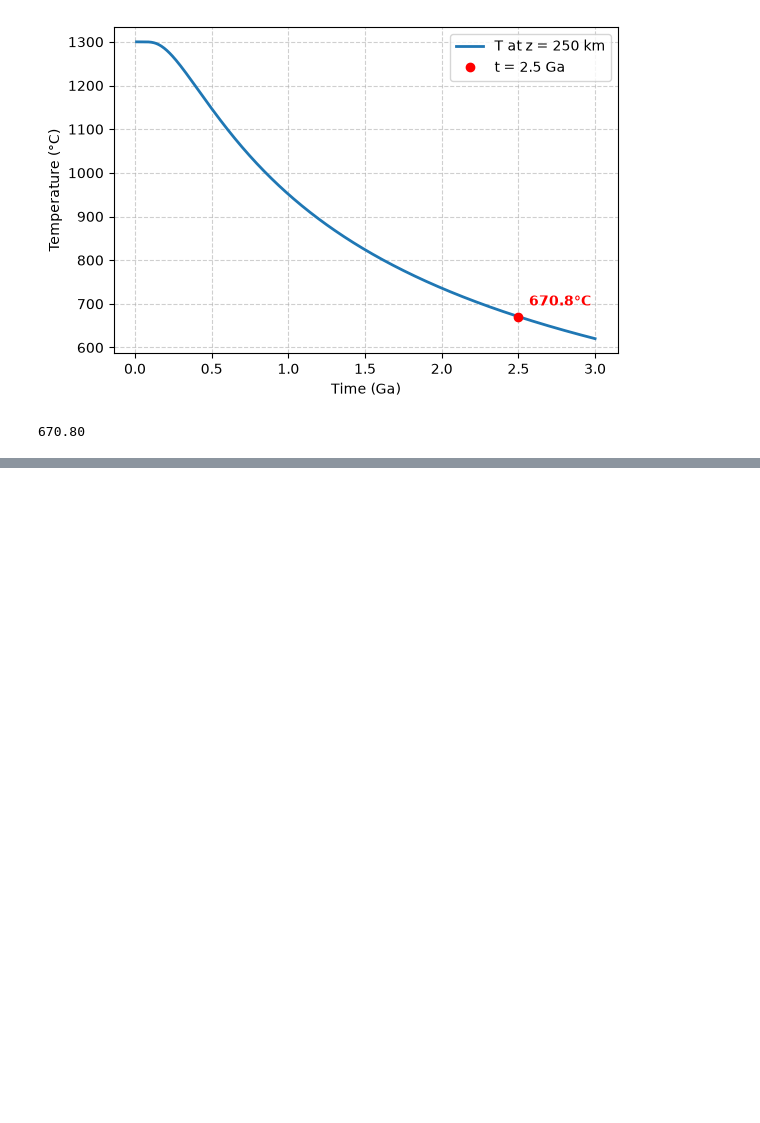
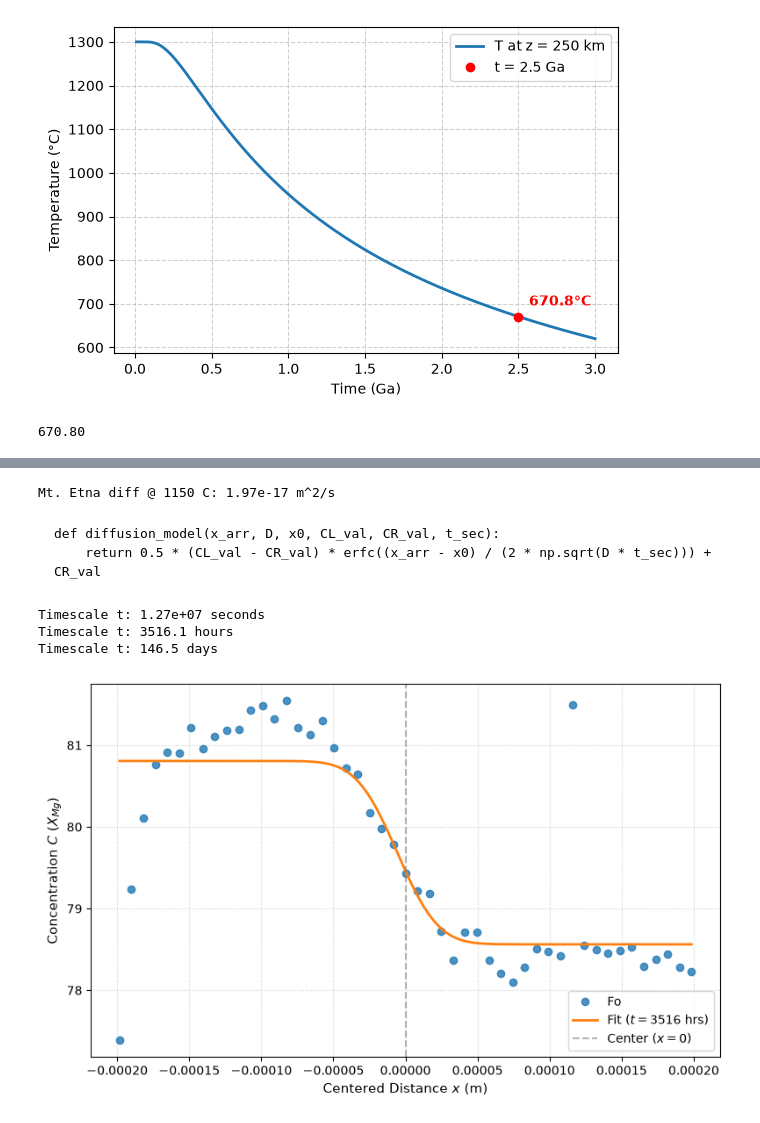
Before and after one commit to nredick/washu-courses, a Jupyter notebook: eeps-5534/hw/hw2/hw2.ipynb, the cells around one changed output, grey strips where cells are left out. Drawn from its saved outputs; the diff is of its cells as text; code cells hidden in the pictures; blank space fills up the shorter version.

````diff
--- a/eeps-5534/hw/hw2/hw2.ipynb
+++ b/eeps-5534/hw/hw2/hw2.ipynb
@@ -111,0 +291,8 @@ print(f"{t250:.2f}")
+# %%
+T = 1150 + 273.15
+
+etna = pd.read_excel(
+    "./problem_set_2_2026.xlsx", usecols=[0, 1], skiprows=5, sheet_name="Natural oliv"
+)
+
+etna.head()
@@ -111,0 +306,67 @@ print(f"{t250:.2f}")
+# %%
+D_Etna = D0 * np.exp(-Q_J_mol / (R * T))
+
+print(f"Mt. Etna diff @ 1150 C: {D_Etna:.2e} m^2/s")
+# %% [output]
+Mt. Etna diff @ 1150 C: 1.97e-17 m^2/s
+# %% [markdown]
+```
+def diffusion_model(x_arr, D, x0, CL_val, CR_val, t_sec):
+    return 0.5 * (CL_val - CR_val) * erfc((x_arr - x0) / (2 * np.sqrt(D * t_sec))) + CR_val
+```
+# %%
+dist_m = etna["Distance"].values * um_to_m_factor
+x_center = np.mean(dist_m)
+x_etna = dist_m - x_center
+
+C_etna = etna["Fo"].values
+CL_etna = C_etna[0]
+CR_etna = C_etna[-1]
+
+def etna_diffusion_model(x_arr, t_sec, x0=0.0, CL=CL_etna, CR=CR_etna):
+    return 0.5 * (CL - CR) * erfc((x_arr - x0) / (2 * np.sqrt(D_Etna * t_sec))) + CR
+
+# Initial guess: t ~ 30 days in seconds (~2.5e6 s)
+p0 = [200 * 24 * 3600, 0.0, CL_etna, CR_etna]
+
+popt_etna, _ = curve_fit(etna_diffusion_model, x_etna, C_etna, p0=p0)
+t_fit_sec, x0_fit, CL_fit, CR_fit = popt_etna
+
+# Convert time to human-readable units
+t_fit_hrs = t_fit_sec / 3600.0
+t_fit_days = t_fit_sec / (24 * 3600.0)
+
+print(f"Timescale t: {t_fit_sec:.2e} seconds")
+print(f"Timescale t: {t_fit_hrs:.1f} hours")
+print(f"Timescale t: {t_fit_days:.1f} days")
+
+# --- 4. Plotting ---
+plt.figure(figsize=(8, 5))
+
+plt.plot(x_etna, C_etna, "o", alpha=0.8, label="Fo")
+
+x_fit = np.linspace(x_etna.min(), x_etna.max(), 300)
+y_fit = etna_diffusion_model(x_fit, *popt_etna)
+
+plt.plot(
+    x_fit,
+    y_fit,
+    "-",
+    linewidth=2,
+    label=f"Fit ($t = {t_fit_hrs:.0f}$ hrs)"
+)
+
+plt.axvline(0, color="gray", linestyle="--", alpha=0.6, label="Center ($x=0$)")
+plt.xlabel("Centered Distance $x$ (m)", fontsize=11)
+plt.ylabel("Concentration $C$ ($X_{Mg}$)", fontsize=11)
+# plt.title(f"Mount Etna Olivine Fe-Mg Diffusion Profile\n$T = 1150^\\circ\\mathrm{{C}}$ ({T:.1f} K)", fontsize=12)
+plt.legend(frameon=True, loc="best", fontsize=10)
+plt.grid(True, linestyle=":", alpha=0.6)
+plt.tight_layout()
+plt.savefig("attachments/fig52.png")
+plt.show()
+# %% [output]
+Timescale t: 1.27e+07 seconds
+Timescale t: 3516.1 hours
+Timescale t: 146.5 days
+[figure, added]
````
Also changed, not shown: parts of 9 cells of this notebook, 6 other files.
